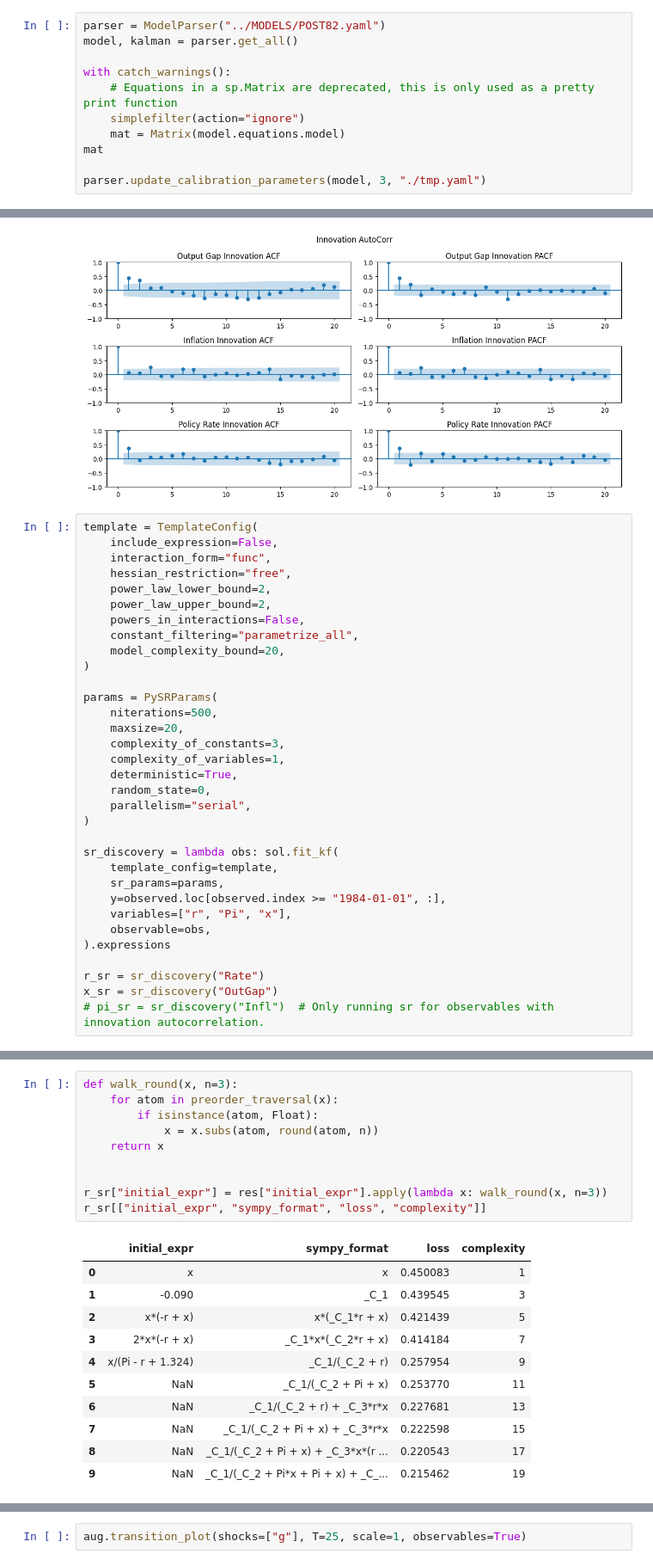
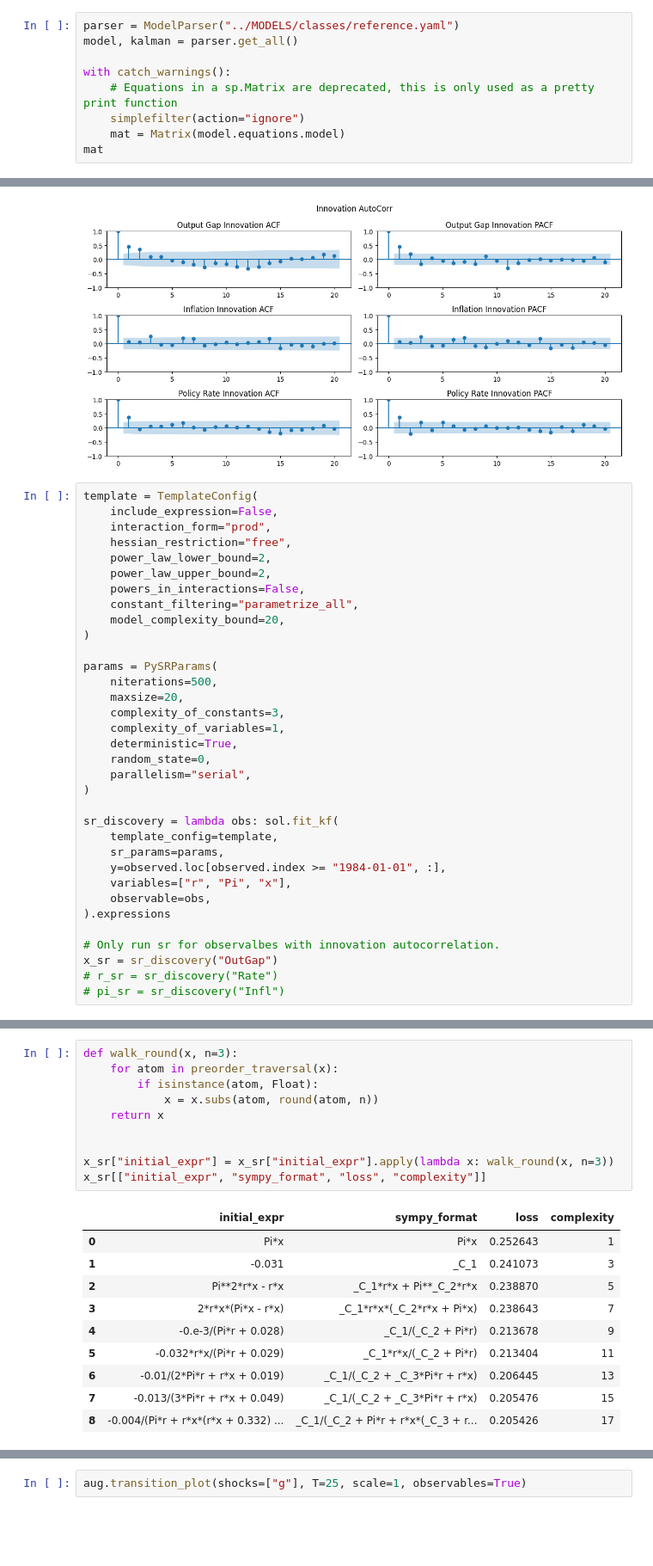
Before and after one commit to GongJr0/SymbolicDSGE, a Jupyter notebook: scripts/param_estimation.ipynb, the cells around one changed output, grey strips where cells are left out. Shown at 86% size. Drawn from its saved outputs; the diff is of its cells as text; blank space fills up the shorter version.

```diff
--- a/scripts/param_estimation.ipynb
+++ b/scripts/param_estimation.ipynb
@@ -30,5 +23,5 @@ Detected IPython. Loading juliacall extension. See https://juliapy.github.io/Pyt
 # %%
-parser = ModelParser("../MODELS/POST82.yaml")
+parser = ModelParser("../MODELS/classes/reference.yaml")
 model, kalman = parser.get_all()
 
 with catch_warnings():
@@ -36,6 +29,4 @@ with catch_warnings():
     simplefilter(action="ignore")
     mat = Matrix(model.equations.model)
 mat
-
-parser.update_calibration_parameters(model, 3, "./tmp.yaml")
 # %% [output]
@@ -420,7 +474,7 @@ plt.tight_layout()
 # %%
 template = TemplateConfig(
     include_expression=False,
-    interaction_form="func",
+    interaction_form="prod",
     hessian_restriction="free",
     power_law_lower_bound=2,
     power_law_upper_bound=2,
@@ -447,8 +501,9 @@ sr_discovery = lambda obs: sol.fit_kf(
     observable=obs,
 ).expressions
 
-r_sr = sr_discovery("Rate")
+# Only run sr for observalbes with innovation autocorrelation.
 x_sr = sr_discovery("OutGap")
-# pi_sr = sr_discovery("Infl")  # Only running sr for observables with innovation autocorrelation.
+# r_sr = sr_discovery("Rate")
+# pi_sr = sr_discovery("Infl")
 # %% [output]
 [ Info: Started!
@@ -517,22 +568,21 @@ dtype: float64
 # %%
 def walk_round(x, n=3):
     for atom in preorder_traversal(x):
         if isinstance(atom, Float):
             x = x.subs(atom, round(atom, n))
     return x
 
 
-r_sr["initial_expr"] = res["initial_expr"].apply(lambda x: walk_round(x, n=3))
-r_sr[["initial_expr", "sympy_format", "loss", "complexity"]]
+x_sr["initial_expr"] = x_sr["initial_expr"].apply(lambda x: walk_round(x, n=3))
+x_sr[["initial_expr", "sympy_format", "loss", "complexity"]]
 # %% [output]
 |  | initial_expr | sympy_format | loss | complexity |
-| 0 | x | x | 0.450083 | 1 |
-| 1 | -0.090 | _C_1 | 0.439545 | 3 |
-| 2 | x*(-r + x) | x*(_C_1*r + x) | 0.421439 | 5 |
-| 3 | 2*x*(-r + x) | _C_1*x*(_C_2*r + x) | 0.414184 | 7 |
-| 4 | x/(Pi - r + 1.324) | _C_1/(_C_2 + r) | 0.257954 | 9 |
-| 5 | NaN | _C_1/(_C_2 + Pi + x) | 0.253770 | 11 |
-| 6 | NaN | _C_1/(_C_2 + r) + _C_3*r*x | 0.227681 | 13 |
-| 7 | NaN | _C_1/(_C_2 + Pi + x) + _C_3*r*x | 0.222598 | 15 |
-| 8 | NaN | _C_1/(_C_2 + Pi + x) + _C_3*x*(r ... | 0.220543 | 17 |
-| 9 | NaN | _C_1/(_C_2 + Pi*x + Pi + x) + _C_... | 0.215462 | 19 |
+| 0 | Pi*x | Pi*x | 0.252643 | 1 |
+| 1 | -0.031 | _C_1 | 0.241073 | 3 |
+| 2 | Pi**2*r*x - r*x | _C_1*r*x + Pi**_C_2*r*x | 0.238870 | 5 |
+| 3 | 2*r*x*(Pi*x - r*x) | _C_1*r*x*(_C_2*r*x + Pi*x) | 0.238643 | 7 |
+| 4 | -0.e-3/(Pi*r + 0.028) | _C_1/(_C_2 + Pi*r) | 0.213678 | 9 |
+| 5 | -0.032*r*x/(Pi*r + 0.029) | _C_1*r*x/(_C_2 + Pi*r) | 0.213404 | 11 |
+| 6 | -0.01/(2*Pi*r + r*x + 0.019) | _C_1/(_C_2 + _C_3*Pi*r + r*x) | 0.206445 | 13 |
+| 7 | -0.013/(3*Pi*r + r*x + 0.049) | _C_1/(_C_2 + _C_3*Pi*r + r*x) | 0.205476 | 15 |
+| 8 | -0.004/(Pi*r + r*x*(r*x + 0.332) ... | _C_1/(_C_2 + Pi*r + r*x*(_C_3 + r... | 0.205426 | 17 |
```
Also changed, not shown: parts of 11 cells of this notebook, 4 other files.
